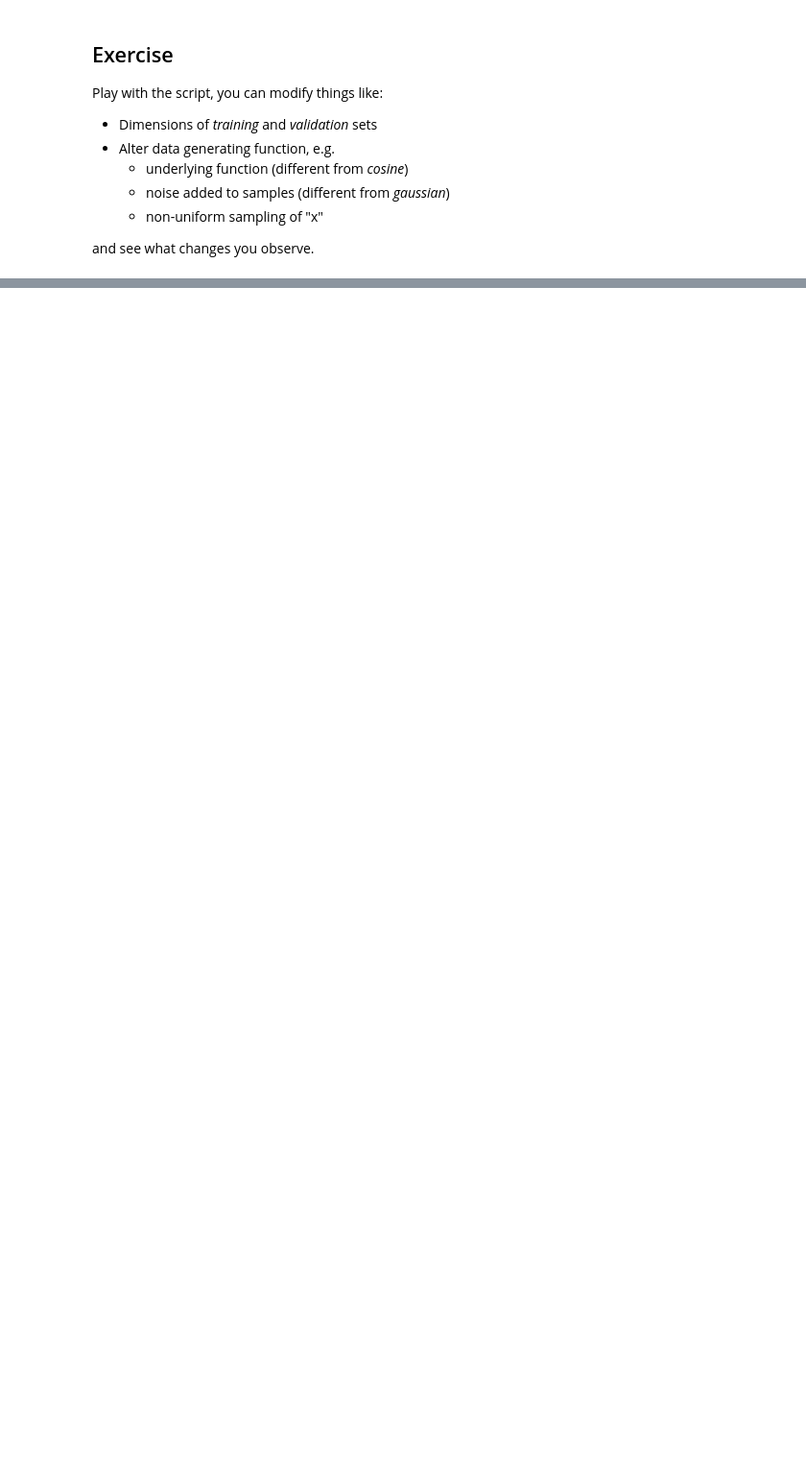
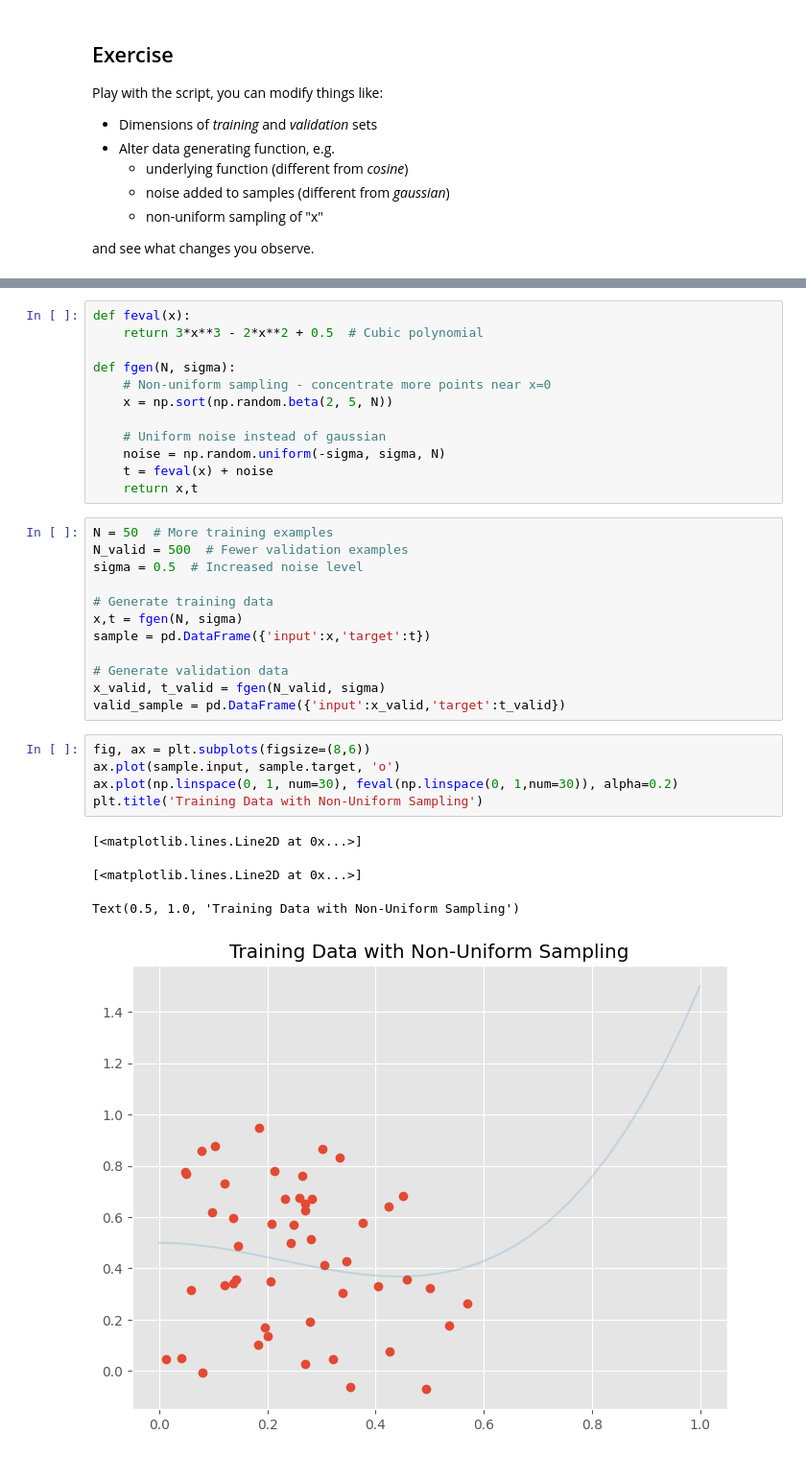
Before and after one commit to adriablancafort/aprenentatge-automatic-1, a Jupyter notebook: 02-polynomial-regression/02-polyreg.ipynb, the cells around one changed output, grey strips where cells are left out. Shown at 96% size. Drawn from its saved outputs; the diff is of its cells as text; blank space fills up the shorter version.

```diff
--- a/02-polynomial-regression/02-polyreg.ipynb
+++ b/02-polynomial-regression/02-polyreg.ipynb
@@ -270,0 +307,34 @@ and see what changes you observe.
+# %%
+def feval(x):
+    return 3*x**3 - 2*x**2 + 0.5  # Cubic polynomial
+
+def fgen(N, sigma):
+    # Non-uniform sampling - concentrate more points near x=0
+    x = np.sort(np.random.beta(2, 5, N))
+
+    # Uniform noise instead of gaussian
+    noise = np.random.uniform(-sigma, sigma, N)
+    t = feval(x) + noise
+    return x,t
+# %%
+N = 50  # More training examples
+N_valid = 500  # Fewer validation examples
+sigma = 0.5  # Increased noise level
+
+# Generate training data
+x,t = fgen(N, sigma)
+sample = pd.DataFrame({'input':x,'target':t})
+
+# Generate validation data
+x_valid, t_valid = fgen(N_valid, sigma)
+valid_sample = pd.DataFrame({'input':x_valid,'target':t_valid})
+# %%
+fig, ax = plt.subplots(figsize=(8,6))
+ax.plot(sample.input, sample.target, 'o')
+ax.plot(np.linspace(0, 1, num=30), feval(np.linspace(0, 1,num=30)), alpha=0.2)
+plt.title('Training Data with Non-Uniform Sampling')
+# %% [output]
+[<matplotlib.lines.Line2D at 0x...>]
+[<matplotlib.lines.Line2D at 0x...>]
+Text(0.5, 1.0, 'Training Data with Non-Uniform Sampling')
+[figure, added]
```
Also changed, not shown: parts of 8 cells of this notebook, 1 other file.
